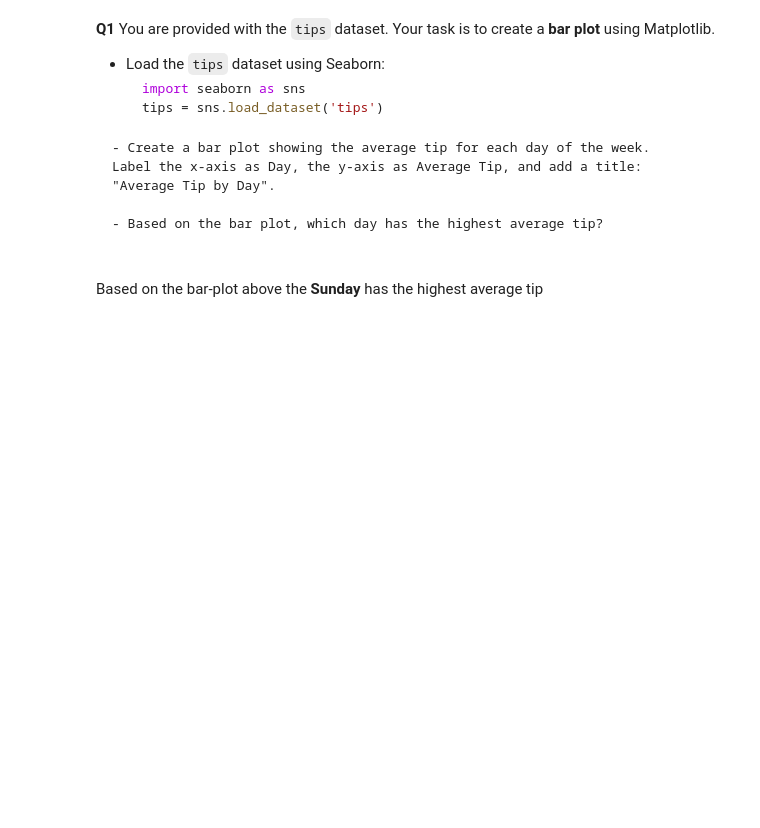
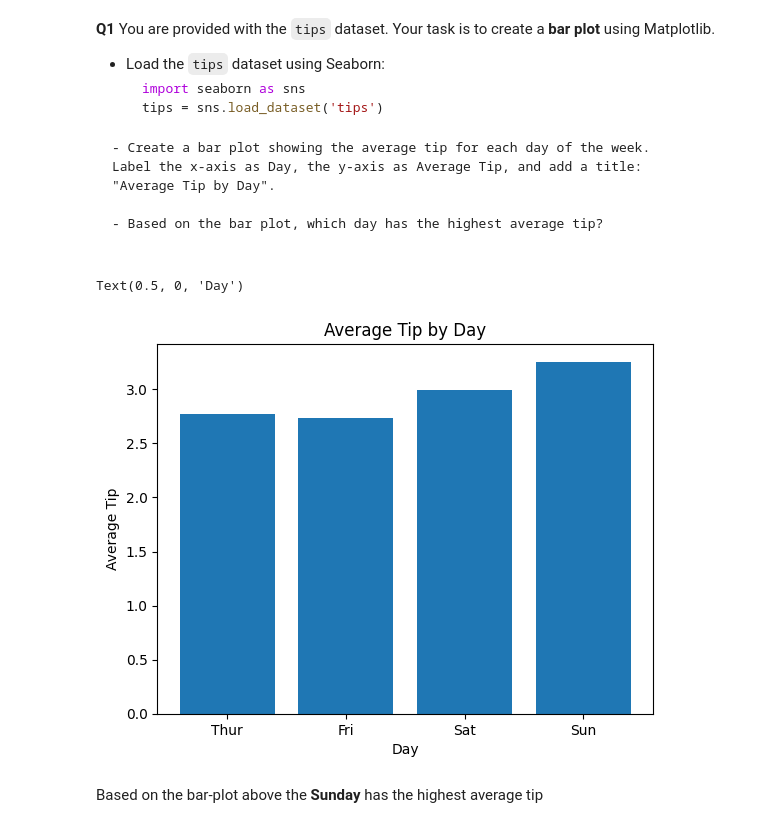
Before and after one commit to Diver202/PSDV, a Jupyter notebook: Assignment2/Lab2_Pandas_Matplotlib.ipynb, the cells around one changed output. Saved outputs shown, nothing was run; the diff lists cells and outputs as text; code cells hidden in the pictures; blank space fills up the shorter version.

```diff
--- a/Assignment2/Lab2_Pandas_Matplotlib.ipynb
+++ b/Assignment2/Lab2_Pandas_Matplotlib.ipynb
@@ -988,6 +996,17 @@ plt.show()
 Label the x-axis as Day, the y-axis as Average Tip, and add a title: "Average Tip by Day".
 
 - Based on the bar plot, which day has the highest average tip?
+# %%
+tips = sns.load_dataset('tips')
+day_grouped = tips.groupby('day')['tip'].mean() # grouping tip by day and displaying mean for each day
+# %%
+plt.bar(day_grouped.index.tolist(), day_grouped.values.tolist())
+plt.title("Average Tip by Day")
+plt.ylabel('Average Tip')
+plt.xlabel('Day')
+# %% [output]
+Text(0.5, 0, 'Day')
+[figure, added]
 # %% [markdown]
 Based on the bar-plot above the **Sunday** has the highest average tip
 # %% [markdown]
```
Also changed, not shown: parts of 32 cells of this notebook, 1 other file.
